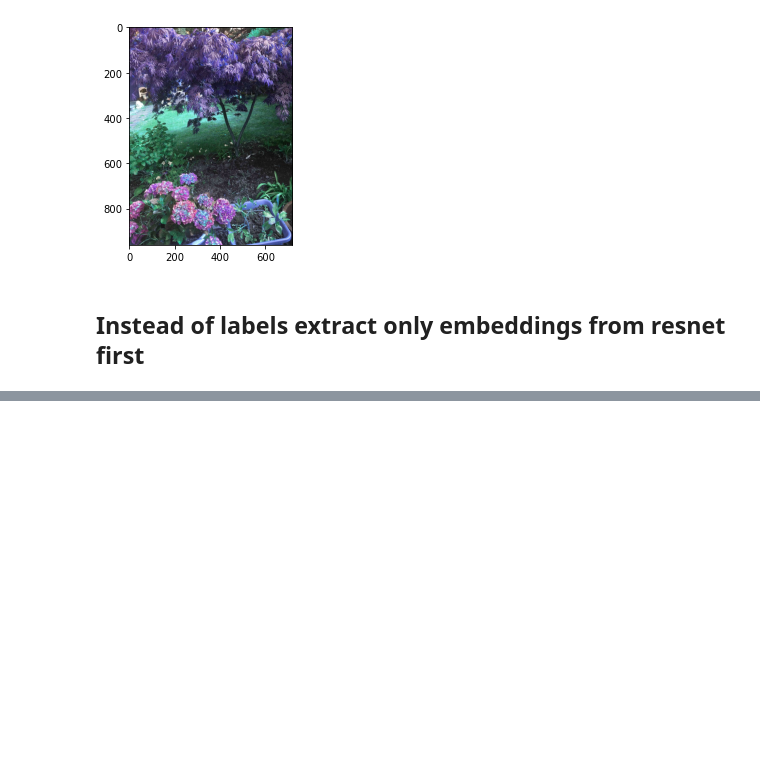
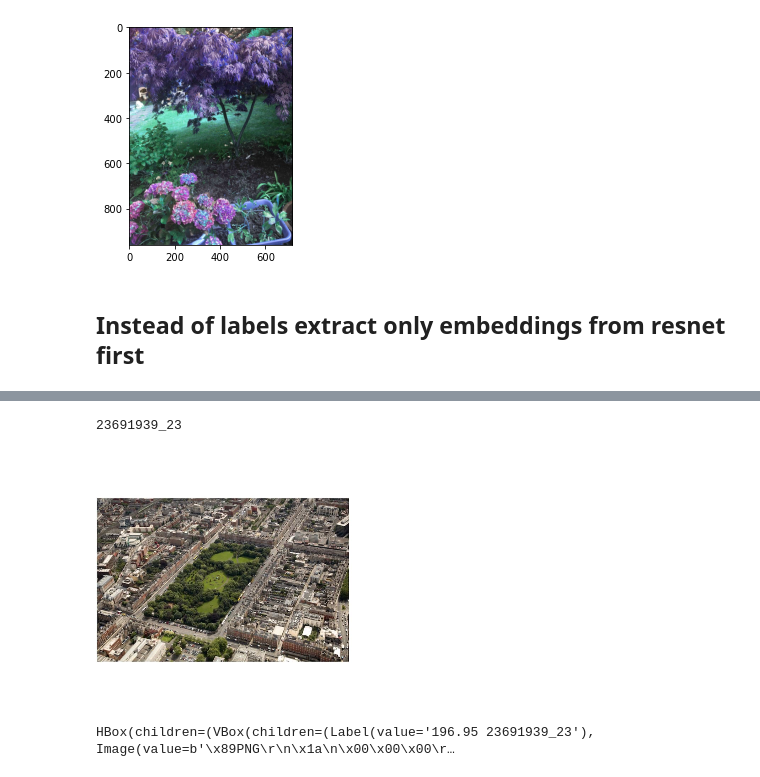
Before and after one commit to dmnk1308/DubAir, a Jupyter notebook: image_processing.ipynb, the cells around one changed output, grey strips where cells are left out. Drawn from its saved outputs; the diff is of its cells as text; code cells hidden in the pictures; blank space fills up the shorter version.

```diff
--- a/image_processing.ipynb
+++ b/image_processing.ipynb
@@ -295,0 +368,8 @@ NameError: name 'img_array' is not defined
+# %%
+# Let's define some paths where to save images, tfrecords and embeddings
+from pathlib import Path
+home = str("/content/drive/MyDrive/DubAir/img_embeddings")
+dataset = "tf_airbnb"
+path_images = f"{home}/{dataset}/images_resized"
+path_tfrecords = f"{home}/{dataset}/tfrecords"
+path_embeddings = f"{home}/{dataset}/embeddings"
@@ -295,0 +394,4 @@ NameError: name 'img_array' is not defined
+# %%
+image_embeddings.inference.run_inference(tfrecords_folder=path_tfrecords,
+                                         output_folder=path_embeddings,
+                                         batch_size=100)
@@ -295,0 +416,13 @@ NameError: name 'img_array' is not defined
+# %%
+[id_to_name, name_to_id, embeddings] = image_embeddings.knn.read_embeddings(path_embeddings)
+index = image_embeddings.knn.build_index(embeddings)
+# %%
+p=560
+print(id_to_name[p])
+display_picture(path_images, id_to_name[p])
+results = image_embeddings.knn.search(index, id_to_name, embeddings[p], k = 20)
+display_results(path_images, results)
+# %% [output]
+23691939_23
+[figure, added]
+HBox(children=(VBox(children=(Label(value='196.95 23691939_23'), Image(value=b'\x89PNG\r\n\x1a\n\x00\x00\x00\r…
```
Also changed, not shown: parts of 14 cells of this notebook.
